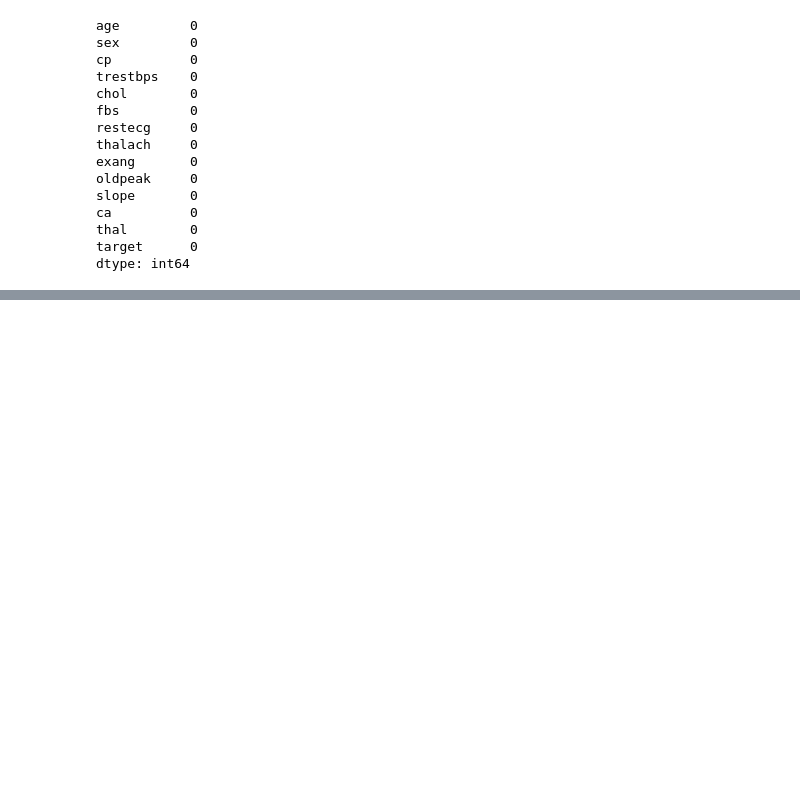
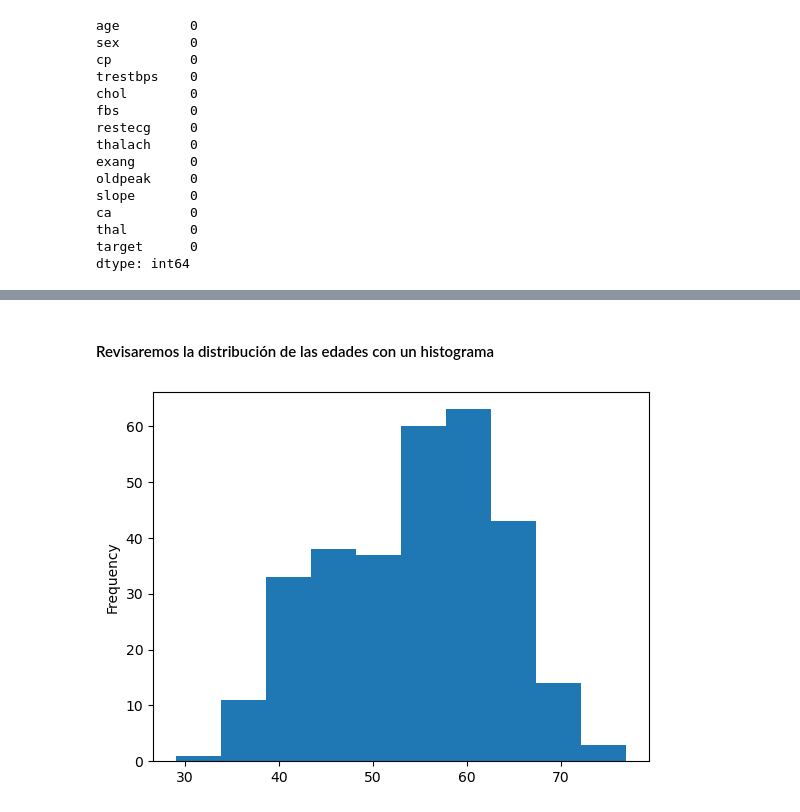
Before and after one commit to jjvemz/machine-learning-bootcamp-, a Jupyter notebook: HeartDiseaseProject/end-to-end heart disease predictions.ipynb, the cells around one changed output, grey strips where cells are left out. Cells and saved outputs as stored; diff of their text form; code cells hidden in the pictures; blank space fills up the shorter version.

```diff
--- a/HeartDiseaseProject/end-to-end heart disease predictions.ipynb
+++ b/HeartDiseaseProject/end-to-end heart disease predictions.ipynb
@@ -247,0 +313,6 @@ dtype: int64
+# %% [markdown]
+#### Revisaremos la distribución de las edades con un histograma
+# %%
+df.age.plot.hist();
+# %% [output]
+[figure, added]
```
Also changed, not shown: parts of 25 cells of this notebook.
